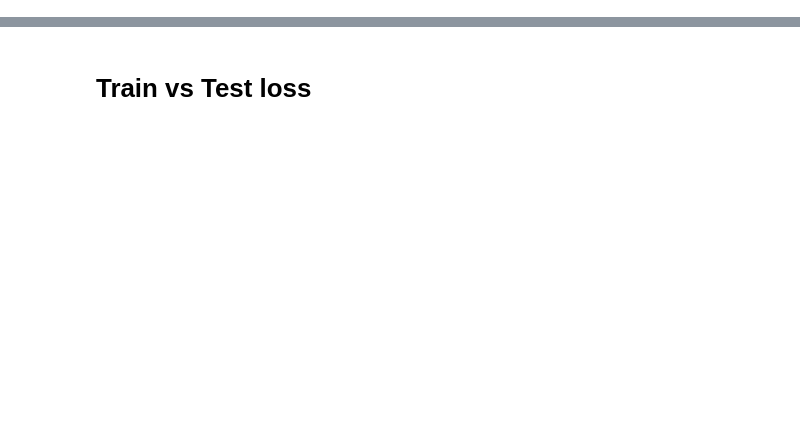
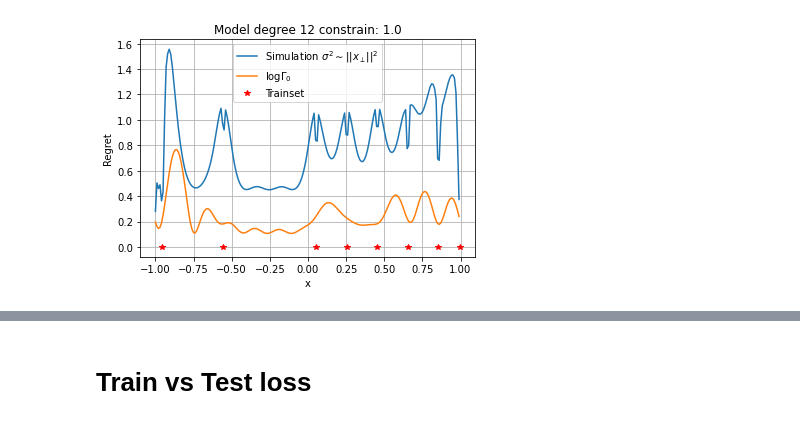
Before and after one commit to kobybibas/pnml_linear_regression_simulation, a Jupyter notebook: notebooks/min_norm_solution.ipynb, the cells around one changed output, grey strips where cells are left out. Cells and saved outputs as stored; diff of their text form; code cells hidden in the pictures; blank space fills up the shorter version.

```diff
--- a/notebooks/min_norm_solution.ipynb
+++ b/notebooks/min_norm_solution.ipynb
@@ -70,0 +112,33 @@ plt.show()
+# %%
+# Initaize genies files
+genie_files = glob(osp.join(res["base_dir"], "genies_output", "genies_outputs_*.npy"))
+genie_files.sort(key=lambda f: getfloat(f))
+
+# Initialize output
+regret_simulation_list = []
+regret_analytical_list = []
+debug_dict = defaultdict(list)
+
+sigma_square = None
+for x_test, genie_file in zip(x_test_list, genie_files):
+    regret_simulation, regret_analytical, deubug_dict = execute_x_test_regret(
+        x_test, model_degree, sigma_square, constant_dict, genie_file, debug_dict
+    )
+    regret_simulation_list.append(regret_simulation)
+    regret_analytical_list.append(regret_analytical)
+# %%
+plt.plot(
+    x_test_list,
+    regret_simulation_list,
+    label="Simulation $\sigma^2 \sim ||x_\perp||^2 $",
+)
+plt.plot(x_test_list, regret_analytical_list, label="$\log \Gamma_0$")
+plt.plot(x_train, [0] * len(x_train), "r*", label="Trainset")
+plt.legend()
+plt.grid()
+plt.xlabel("x")
+plt.ylabel("Regret")
+plt.title(f"Model degree {model_degree} constrain: {res['constrain_factor']}")
+plt.show()
+# %% [output]
+[figure, added]
```
Also changed, not shown: parts of 15 cells of this notebook, 11 other files.
